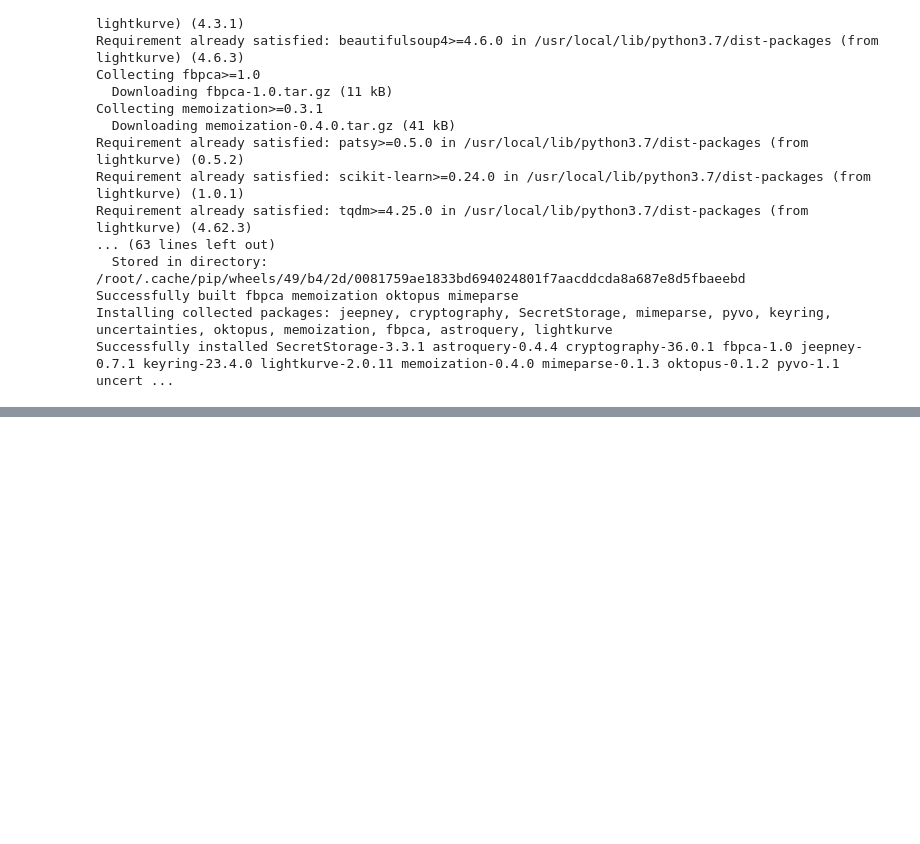
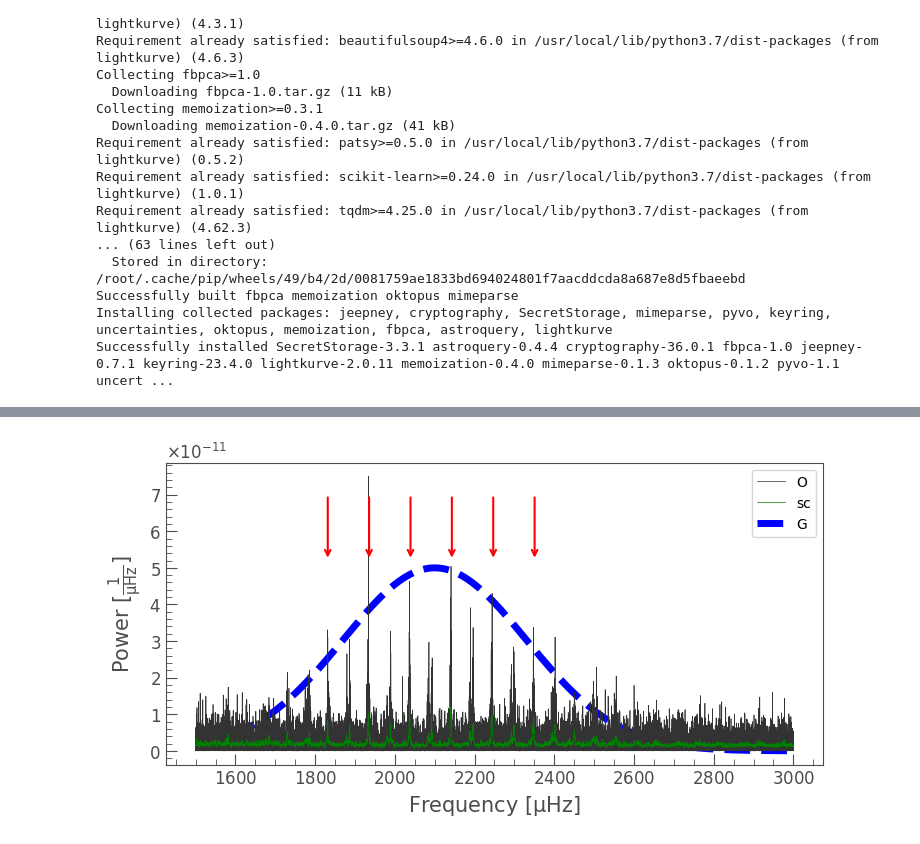
Before and after one commit to Srivardini11/lark, a Jupyter notebook: gravity.ipynb, the cells around one changed output, grey strips where cells are left out. Saved outputs shown, nothing was run; the diff lists cells and outputs as text; code cells hidden in the pictures; blank space fills up the shorter version.

```diff
--- a/gravity.ipynb
+++ b/gravity.ipynb
@@ -25,0 +33,19 @@ Successfully installed SecretStorage-3.3.1 astroquery-0.4.4 cryptography-36.0.1
+# %%
+ax = pg.plot(label='O')
+pg.smooth(filter_width=1).plot(ax=ax,color='green',label='sc')
+
+f = pg.frequency.value
+ax.plot(f,5e-11*np.exp(-(f-2100)**2/(2*230**2)),
+        lw=5, ls='--', zorder=0,
+        color='blue', label='G');
+
+for i in range(6):
+  ax.annotate('',
+              xy=(1831.66+i*103.8, 5.2e-11),
+              xytext=(1831.66+i*103.8, 7e-11),
+              arrowprops=dict(arrowstyle='->',
+              color='red',
+              linewidth=1.5))
+ax.legend();
+# %% [output]
+[figure, added]
```
Also changed, not shown: parts of 6 cells of this notebook.
